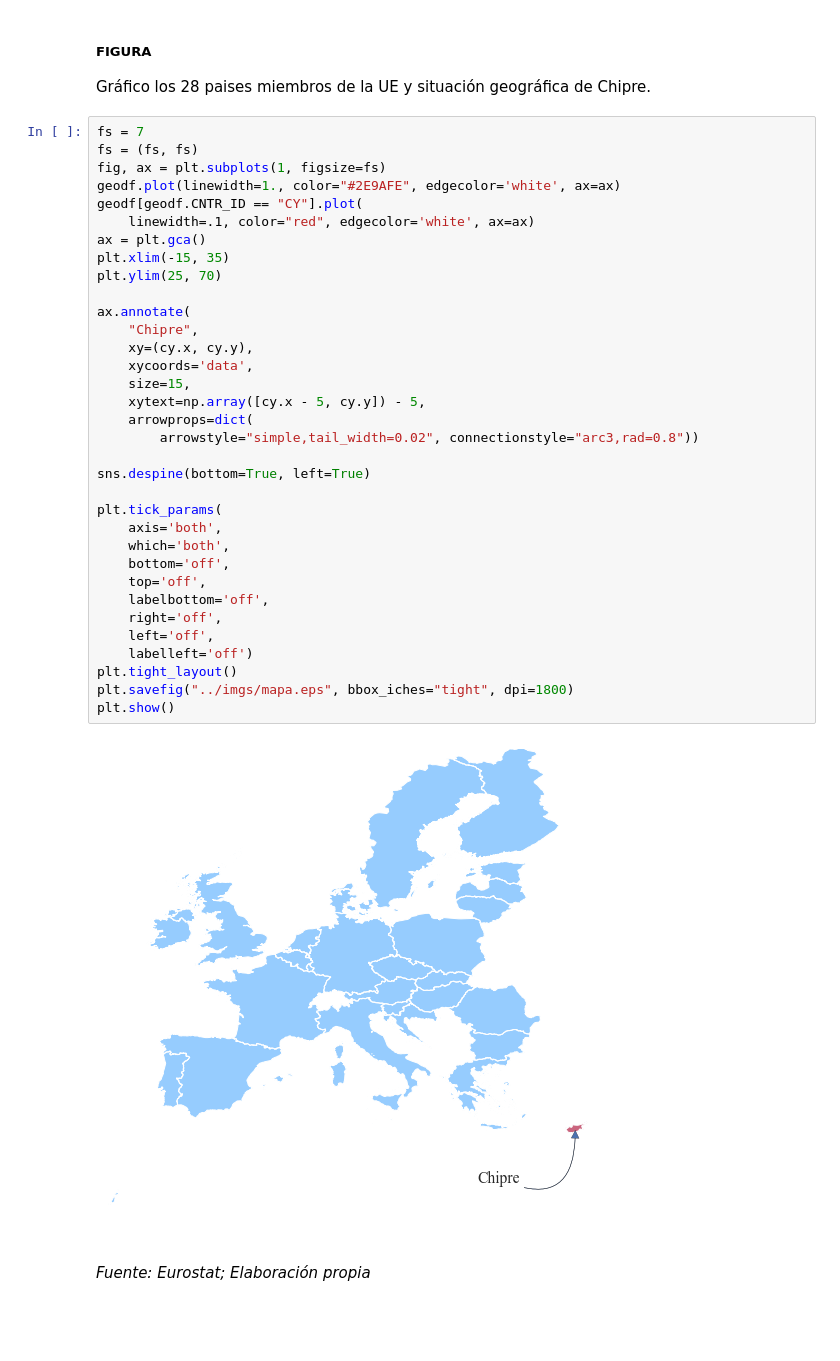
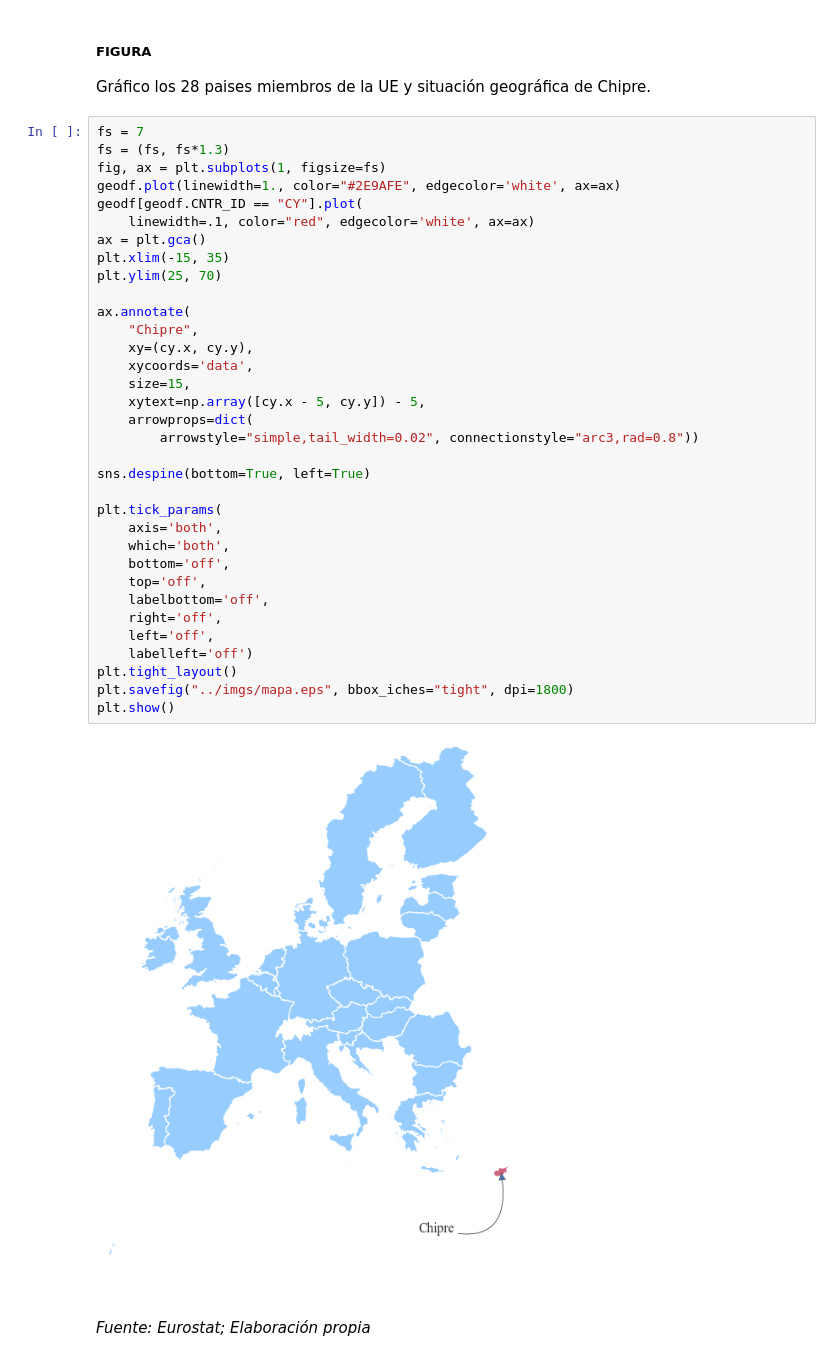
Before and after one commit to mmngreco/comercio-int-unizar, a Jupyter notebook: practica/code/analysis.ipynb, the cells around one changed output. Saved outputs shown, nothing was run; the diff lists cells and outputs as text; blank space fills up the shorter version.

```diff
--- a/practica/code/analysis.ipynb
+++ b/practica/code/analysis.ipynb
@@ -421,40 +436,40 @@ cy = geodf.loc["CY", "geometry"].centroid
 Gráfico los 28 paises miembros de la UE y situación geográfica de Chipre.
 # %%
 fs = 7
-fs = (fs, fs)
+fs = (fs, fs*1.3)
 fig, ax = plt.subplots(1, figsize=fs)
 geodf.plot(linewidth=1., color="#2E9AFE", edgecolor='white', ax=ax)
 geodf[geodf.CNTR_ID == "CY"].plot(
     linewidth=.1, color="red", edgecolor='white', ax=ax)
 ax = plt.gca()
 plt.xlim(-15, 35)
 plt.ylim(25, 70)
 
 ax.annotate(
     "Chipre",
     xy=(cy.x, cy.y),
     xycoords='data',
     size=15,
     xytext=np.array([cy.x - 5, cy.y]) - 5,
     arrowprops=dict(
         arrowstyle="simple,tail_width=0.02", connectionstyle="arc3,rad=0.8"))
 
 sns.despine(bottom=True, left=True)
 
 plt.tick_params(
     axis='both',
     which='both',
     bottom='off',
     top='off',
     labelbottom='off',
     right='off',
     left='off',
     labelleft='off')
 plt.tight_layout()
 plt.savefig("../imgs/mapa.eps", bbox_iches="tight", dpi=1800)
 plt.show()
 # %% [output]
-[figure, old version]
+[figure, new version]
 # %% [markdown]
 *Fuente: Eurostat; Elaboración propia*
 # %% [markdown]
```
Also changed, not shown: parts of 37 cells of this notebook, 1 other file.
